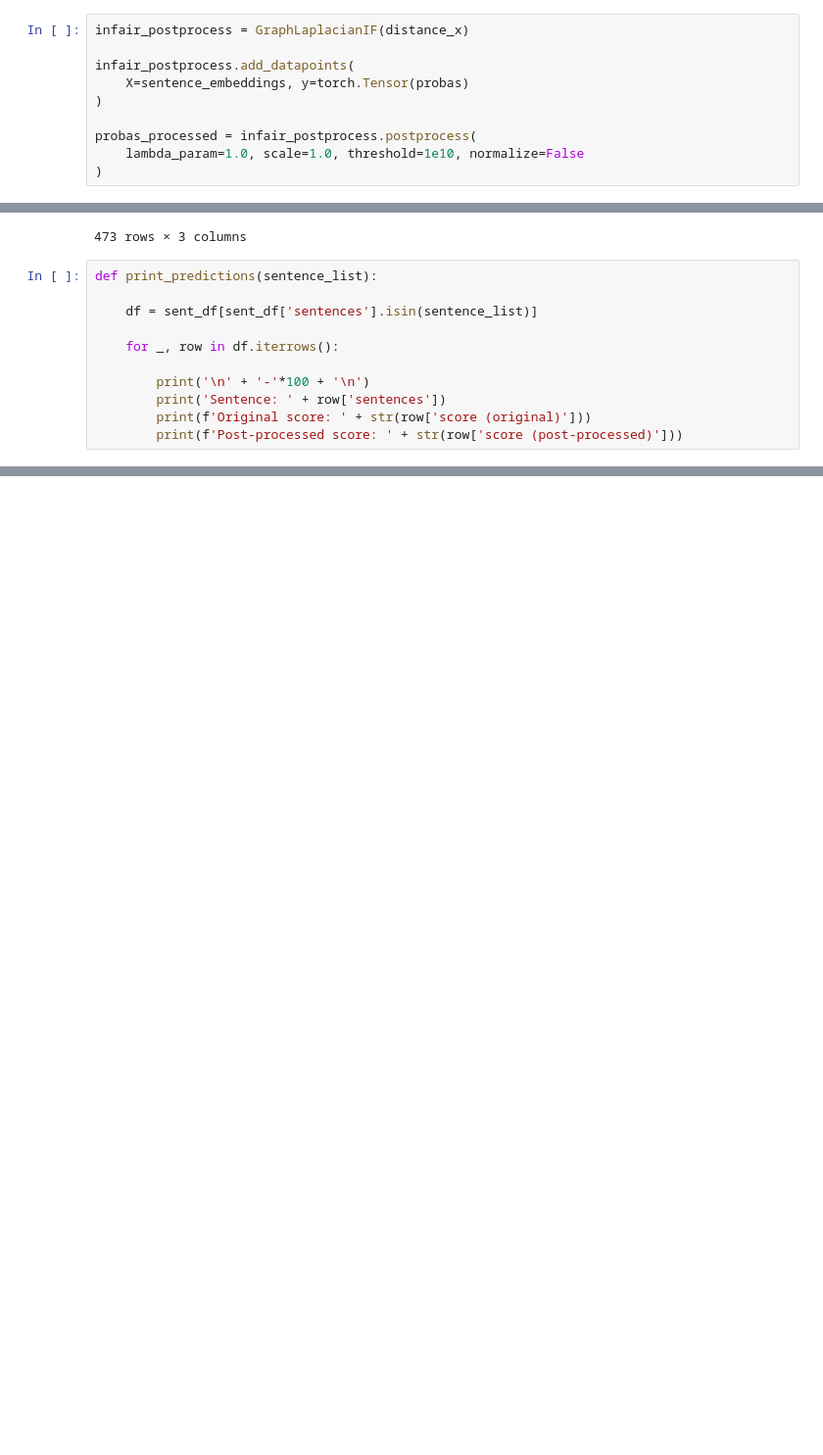
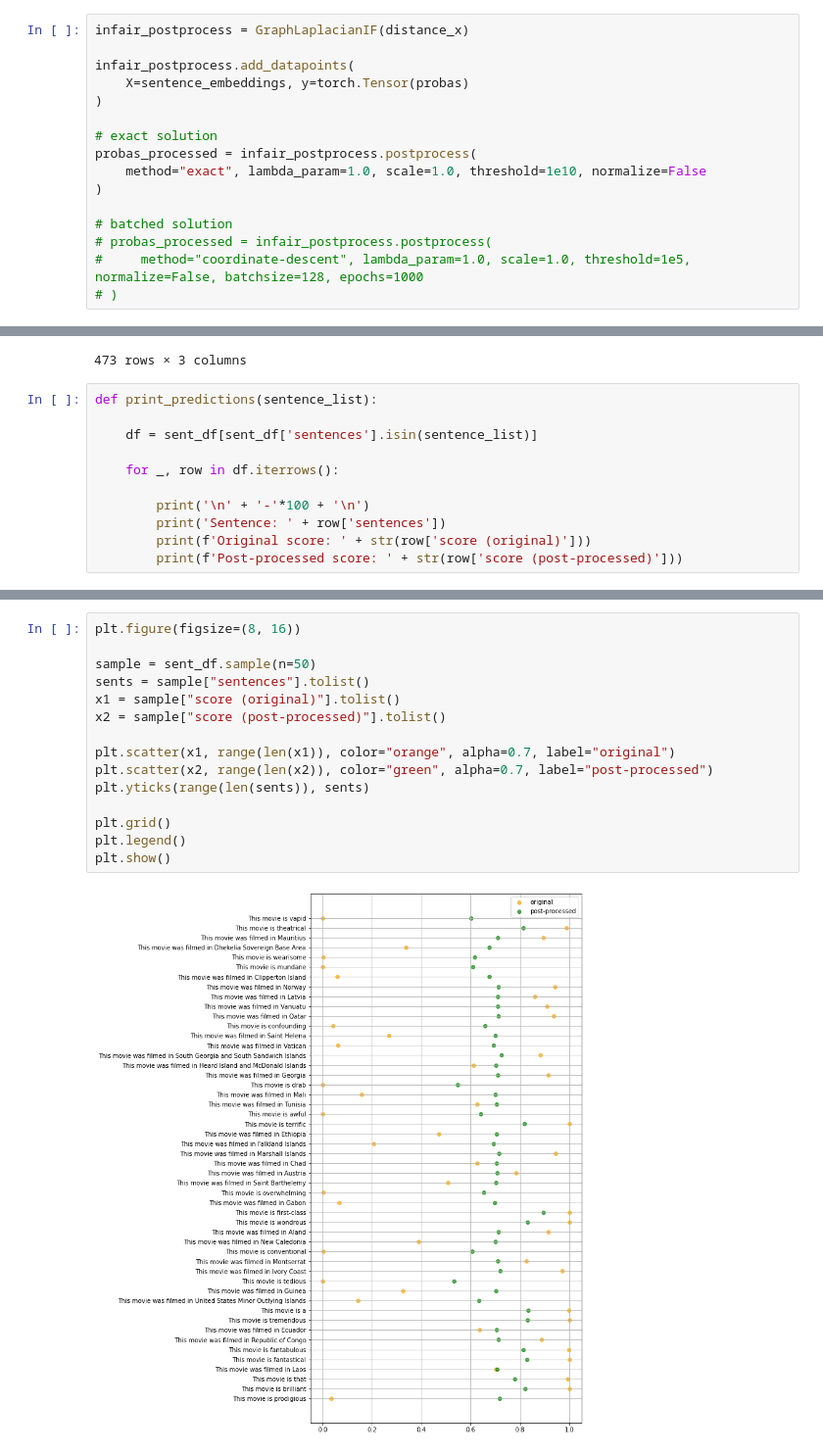
Before and after one commit to IBM/inFairness, a Jupyter notebook: examples/postprocess-sentiment-analysis/postprocess.ipynb, the cells around one changed output, grey strips where cells are left out. Shown at 98% size. Drawn from its saved outputs; the diff is of its cells as text; blank space fills up the shorter version.

```diff
--- a/examples/postprocess-sentiment-analysis/postprocess.ipynb
+++ b/examples/postprocess-sentiment-analysis/postprocess.ipynb
@@ -154,9 +158,15 @@ infair_postprocess.add_datapoints(
     X=sentence_embeddings, y=torch.Tensor(probas)
 )
 
+# exact solution
 probas_processed = infair_postprocess.postprocess(
-    lambda_param=1.0, scale=1.0, threshold=1e10, normalize=False
+    method="exact", lambda_param=1.0, scale=1.0, threshold=1e10, normalize=False
 )
+
+# batched solution
+# probas_processed = infair_postprocess.postprocess(
+#     method="coordinate-descent", lambda_param=1.0, scale=1.0, threshold=1e5, normalize=False, batchsize=128, epochs=1000
+# )
 # %%
 country_preds = probas_processed[-len(countries):]
 country_preds = [x[1].item() for x in country_preds]
@@ -261,0 +272,17 @@ Post-processed score: 0.8145469427108765
+# %%
+plt.figure(figsize=(8, 16))
+
+sample = sent_df.sample(n=50)
+sents = sample["sentences"].tolist()
+x1 = sample["score (original)"].tolist()
+x2 = sample["score (post-processed)"].tolist()
+
+plt.scatter(x1, range(len(x1)), color="orange", alpha=0.7, label="original")
+plt.scatter(x2, range(len(x2)), color="green", alpha=0.7, label="post-processed")
+plt.yticks(range(len(sents)), sents)
+
+plt.grid()
+plt.legend()
+plt.show()
+# %% [output]
+[figure, added]
```
Also changed, not shown: parts of 9 cells of this notebook, 2 other files.
